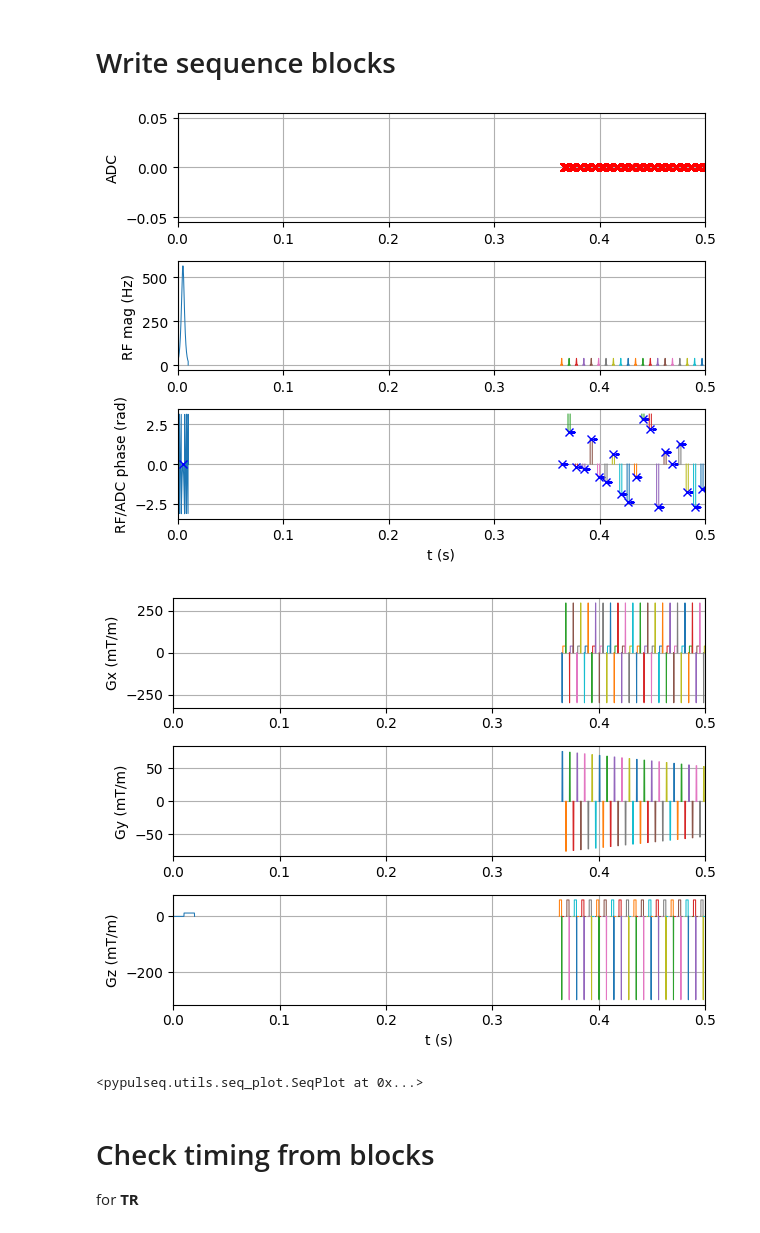
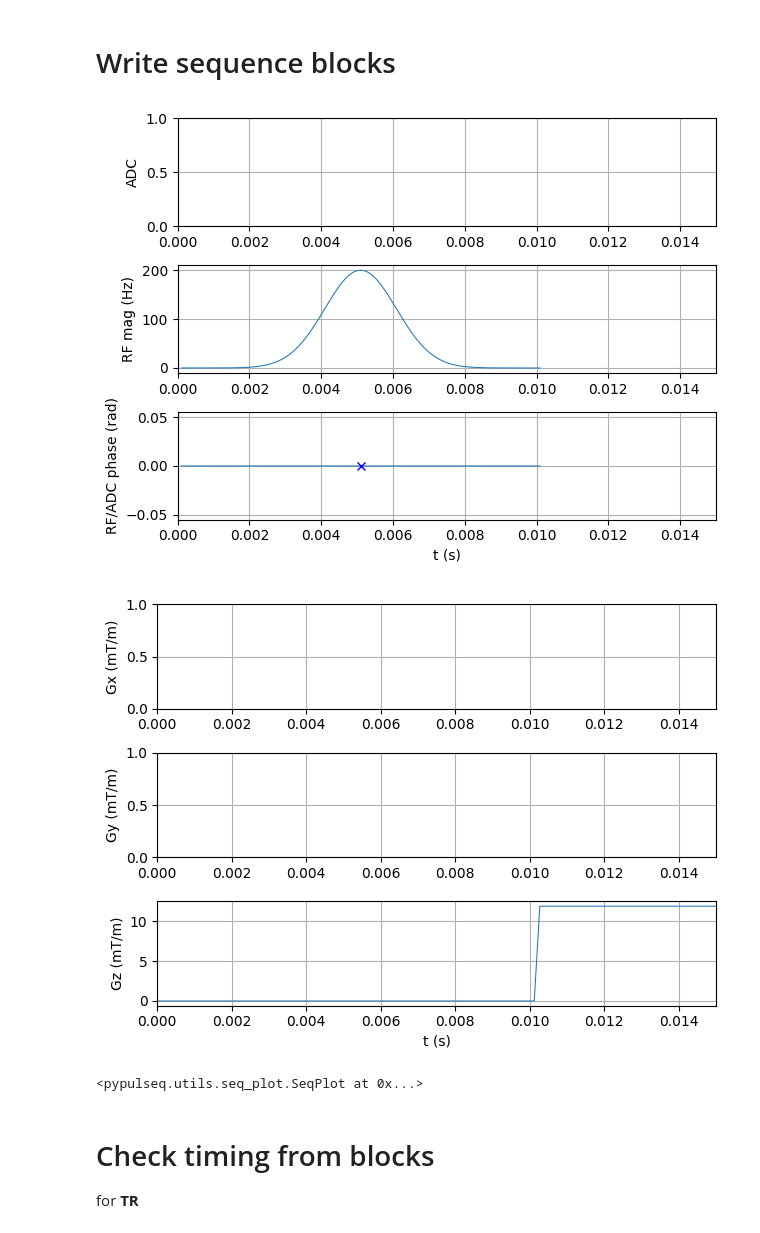
Before and after one commit to PreclinicalPulseq/bruker_pulseq_utils, a Jupyter notebook: bruker_seq/bruker_MP2RAGE.ipynb, the cells around one changed output. Drawn from its saved outputs; the diff is of its cells as text; code cells hidden in the pictures.

```diff
--- a/bruker_seq/bruker_MP2RAGE.ipynb
+++ b/bruker_seq/bruker_MP2RAGE.ipynb
@@ -250,8 +212,8 @@ gz_2_reph = pp.make_trapezoid(
 #rf180 = pp.make_adiabatic_pulse(
 #    pulse_type="hypsec", system=system, duration=10.0e-3, dwell=1e-5
 #) #duration=10.24e-3
-rf180 = pp.make_block_pulse(flip_angle=180 * np.pi / 180,
-     system=system, duration=1.0e-3
+rf180 = pp.make_gauss_pulse(flip_angle=180 * np.pi / 180,
+     system=system, duration=10.0e-3
 ) #duration=10.24e-3
 
 gz_rf180_spoil = pp.make_trapezoid(channel="z", area=4 * N[2] * delta_k[2],delay=pp.calc_duration(rf180),duration=rf180_spoil_dur, system=system)
@@ -367,7 +329,7 @@ for iTR in range(nTR + nDummy):
   rf_1_phase = 0
   rf_1_inc = 0
 
-  seq.add_block(rf180,gz_rf180_spoil) #seq.add_block(rf180,gz_rf180_spoil,label_set_TI1)
+  seq.add_block(rf180,gz_rf180_spoil,label_set_TI1)
   seq.add_block(pp.make_delay(delay_gre1))
 
   ## ETL 1
@@ -391,7 +353,7 @@ for iTR in range(nTR + nDummy):
       else:
         seq.add_block(rf_2,gz_2)
 
-      seq.add_block(gz_1_reph) #remove label seq.add_block(gz_1_reph,label_set_lin,label_set_par)
+      seq.add_block(gz_1_reph,label_set_lin,label_set_par)
       seq.add_block(gro_pre,pp.scale_grad(grad=gpe1, scale=pe1_steps[row_indices_reorder[i+n_TR*ETL]]),pp.scale_grad(grad=gpe2, scale=pe2_steps[column_indices_reorder[i+n_TR*ETL]]))
 
       if (iTR < nDummy):
@@ -404,8 +366,7 @@ for iTR in range(nTR + nDummy):
 
     # reset label
     if iTI==0:
-        #seq.add_block(pp.make_delay(delay_gre2),label_set_TI2)
-        seq.add_block(pp.make_delay(delay_gre2))
+        seq.add_block(pp.make_delay(delay_gre2),label_set_TI2)
 
   seq.add_block(pp.make_delay(delay_MP2RAGE))
 
@@ -414,15 +375,15 @@ for iTR in range(nTR + nDummy):
 # %%
 #seq.plot(time_range=[0.8,0.9],grad_disp="mT/m")
 #%matplotlib widget
 %matplotlib inline
 
 #seq.plot(grad_disp="mT/m",time_range=(TI_2-0.010,TI_2+0.010),show_blocks=True,time_disp="s",label="LIN,PAR")
 #seq.plot(grad_disp="mT/m",time_range=(nDummy*TR_MP2RAGE,(nDummy+2)*TR_MP2RAGE),show_blocks=False,time_disp="s",label="LIN,PAR")
 
-seq.plot(grad_disp="mT/m",time_range=(0.0,0.5),show_blocks=False,time_disp="s")
+seq.plot(grad_disp="mT/m",time_range=(0.0,0.015),show_blocks=False,time_disp="s")
 # %% [output]
-[figure, old version]
+[figure, new version]
-[figure, old version]
+[figure, new version]
 <pypulseq.utils.seq_plot.SeqPlot at 0x...>
 # %% [markdown]
 # Check timing from blocks
```
Also changed, not shown: parts of 9 cells of this notebook.
